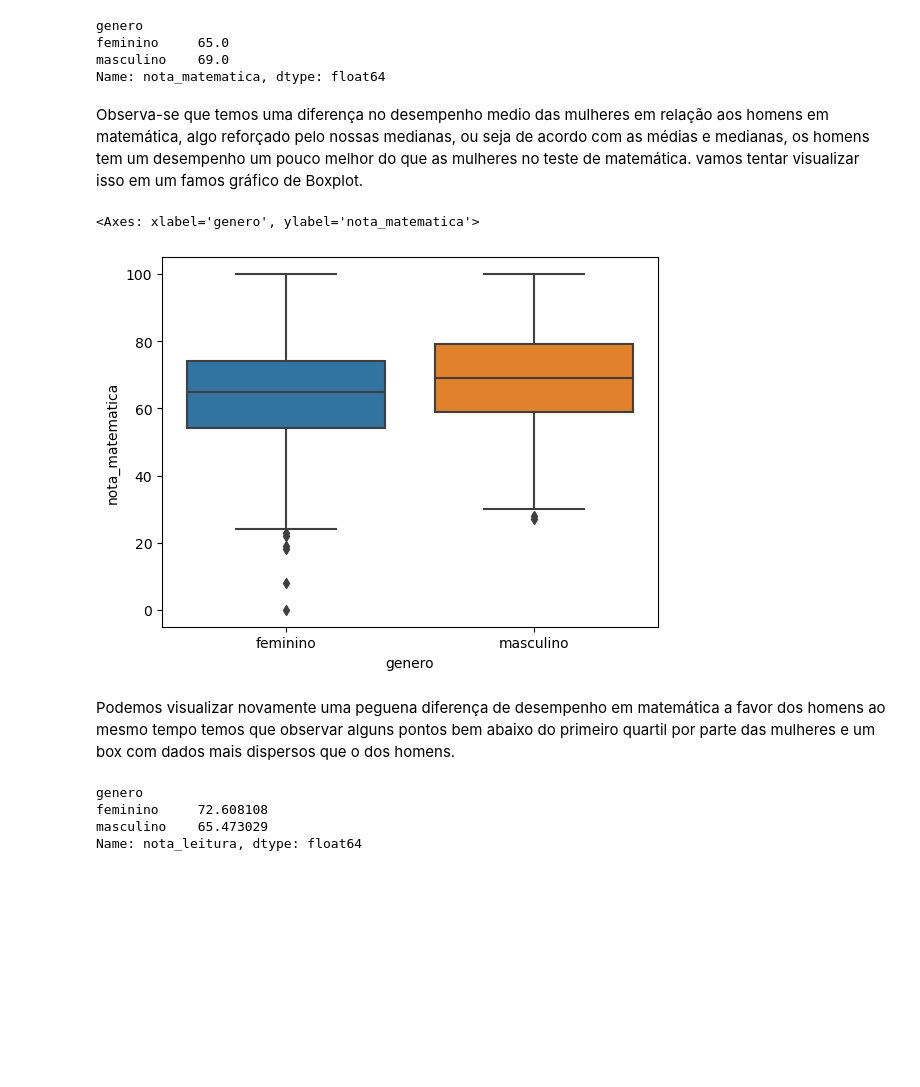
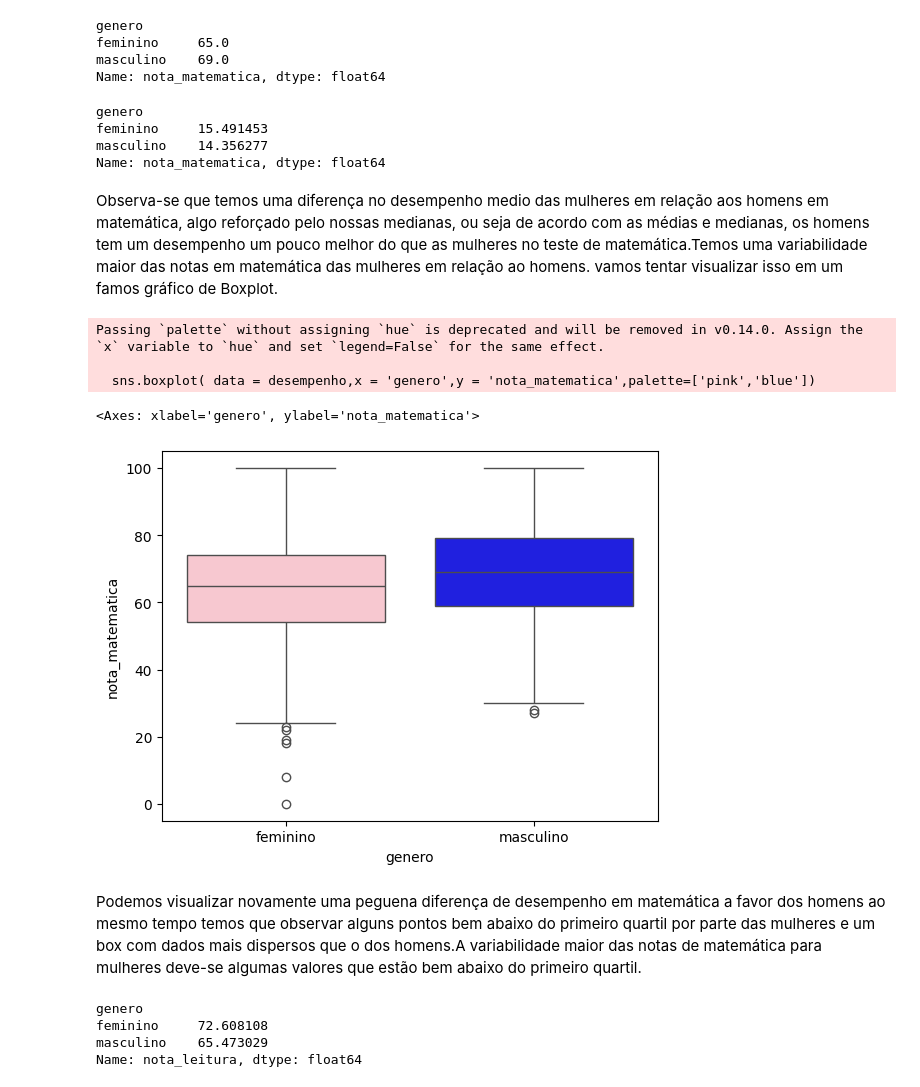
Before and after one commit to bidiass-collab/desempenho-estudantes, a Jupyter notebook: Projeto_final.ipynb, the cells around one changed output. Drawn from its saved outputs; the diff is of its cells as text; code cells hidden in the pictures; blank space fills up the shorter version.

```diff
--- a/Projeto_final.ipynb
+++ b/Projeto_final.ipynb
@@ -170,15 +187,25 @@ genero
 feminino     65.0
 masculino    69.0
 Name: nota_matematica, dtype: float64
+# %%
+desempenho.groupby(['genero'])['nota_matematica'].std()
+# %% [output]
+genero
+feminino     15.491453
+masculino    14.356277
+Name: nota_matematica, dtype: float64
 # %% [markdown]
-Observa-se que temos uma diferença no desempenho medio das mulheres em relação aos homens em matemática, algo reforçado pelo nossas medianas, ou seja de acordo com as médias e medianas, os homens tem um desempenho um pouco melhor do que as mulheres no teste de matemática. vamos tentar visualizar isso em um famos gráfico de Boxplot.
+Observa-se que temos uma diferença no desempenho medio das mulheres em relação aos homens em matemática, algo reforçado pelo nossas medianas, ou seja de acordo com as médias e medianas, os homens tem um desempenho um pouco melhor do que as mulheres no teste de matemática.Temos uma variabilidade maior das notas em matemática das mulheres em relação ao homens. vamos tentar visualizar isso em um famos gráfico de Boxplot.
 # %%
-sns.boxplot( data = desempenho,x = 'genero',y = 'nota_matematica')
+sns.boxplot( data = desempenho,x = 'genero',y = 'nota_matematica',palette=['pink','blue'])
 # %% [output]
-<Axes: xlabel='genero', ylabel='nota_matematica'>
+Passing `palette` without assigning `hue` is deprecated and will be removed in v0.14.0. Assign the `x` variable to `hue` and set `legend=False` for the same effect.
+
+  sns.boxplot( data = desempenho,x = 'genero',y = 'nota_matematica',palette=['pink','blue'])
+<Axes: xlabel='genero', ylabel='nota_matematica'>
-[figure, old version]
+[figure, new version]
 # %% [markdown]
-Podemos visualizar novamente uma peguena diferença de desempenho em matemática a favor dos homens ao mesmo tempo temos que observar alguns pontos bem abaixo do primeiro quartil por parte das mulheres e um box com dados mais dispersos que o dos homens.
+Podemos visualizar novamente uma peguena diferença de desempenho em matemática a favor dos homens ao mesmo tempo temos que observar alguns pontos bem abaixo do primeiro quartil por parte das mulheres e um box com dados mais dispersos que o dos homens.A variabilidade maior das notas de matemática para mulheres deve-se algumas valores que estão bem abaixo do primeiro quartil.
 # %%
 desempenho.groupby(['genero'])['nota_leitura'].mean()
 # %% [output]
```
Also changed, not shown: parts of 46 cells of this notebook.
